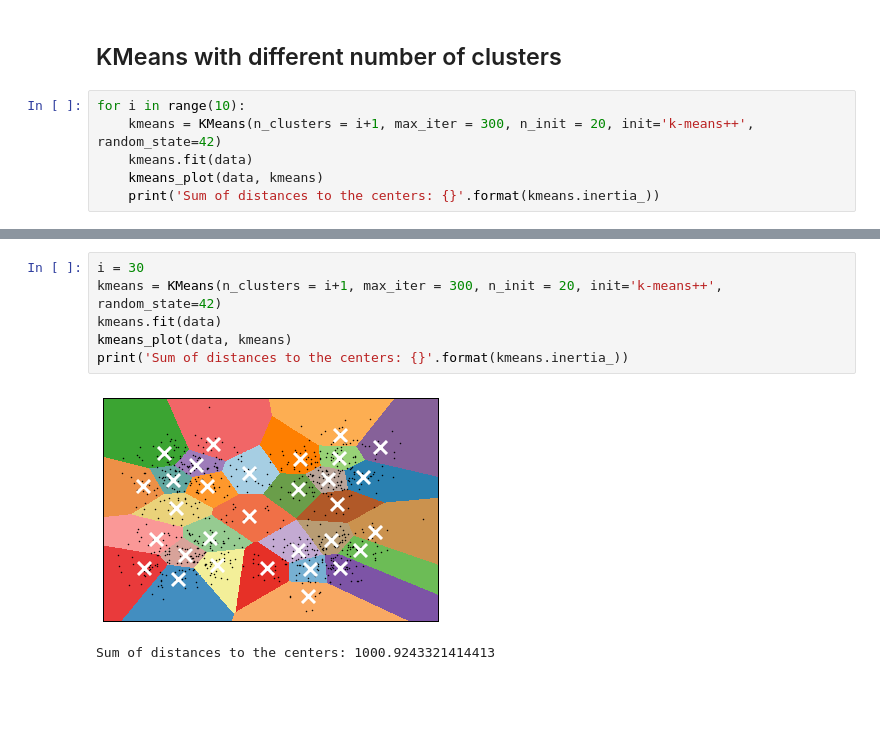
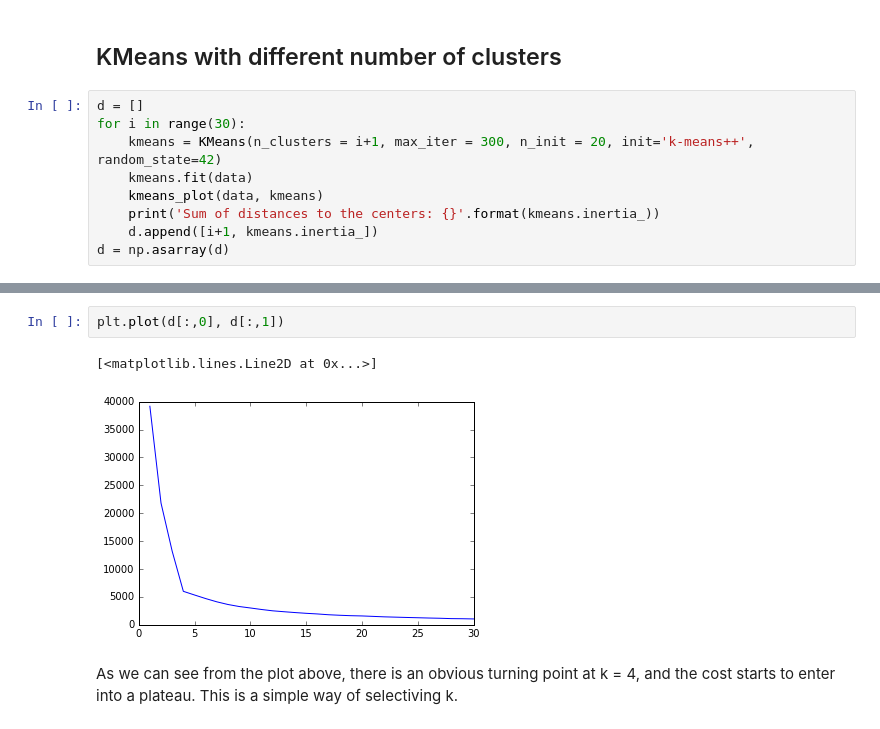
Before and after one commit to Ice-hut/COMP9318, a Jupyter notebook: L8 - KMeans Clustering.ipynb, the cells around one changed output, grey strips where cells are left out. Drawn from its saved outputs; the diff is of its cells as text; blank space fills up the shorter version.

Commit message:
updated kmeans

```diff
--- a/L8 - KMeans Clustering.ipynb
+++ b/L8 - KMeans Clustering.ipynb
@@ -98,11 +98,14 @@ Sum of distances to the centroids: 6041.048659959708
 # %% [markdown]
 ## KMeans with different number of clusters
 # %%
-for i in range(10):
+d = []
+for i in range(30):
     kmeans = KMeans(n_clusters = i+1, max_iter = 300, n_init = 20, init='k-means++', random_state=42)
     kmeans.fit(data)
     kmeans_plot(data, kmeans)
     print('Sum of distances to the centers: {}'.format(kmeans.inertia_))
+    d.append([i+1, kmeans.inertia_])
+d = np.asarray(d)
 # %% [output]
 [figure]
 Sum of distances to the centers: 39170.27060105717
@@ -120,9 +123,7 @@ Sum of distances to the centers: 4700.905596456336
-# %%
-i = 30
-kmeans = KMeans(n_clusters = i+1, max_iter = 300, n_init = 20, init='k-means++', random_state=42)
-kmeans.fit(data)
-kmeans_plot(data, kmeans)
-print('Sum of distances to the centers: {}'.format(kmeans.inertia_))
-# %% [output]
-[figure, removed]
-Sum of distances to the centers: 1000.9243321414413
+# %%
+plt.plot(d[:,0], d[:,1])
+# %% [output]
+[<matplotlib.lines.Line2D at 0x...>]
+[figure, added]
+# %% [markdown]
+As we can see from the plot above, there is an obvious turning point at k = 4, and the cost starts to enter into a plateau. This is a simple way of selectiving k.
```
Also changed, not shown: parts of 1 cell of this notebook.
